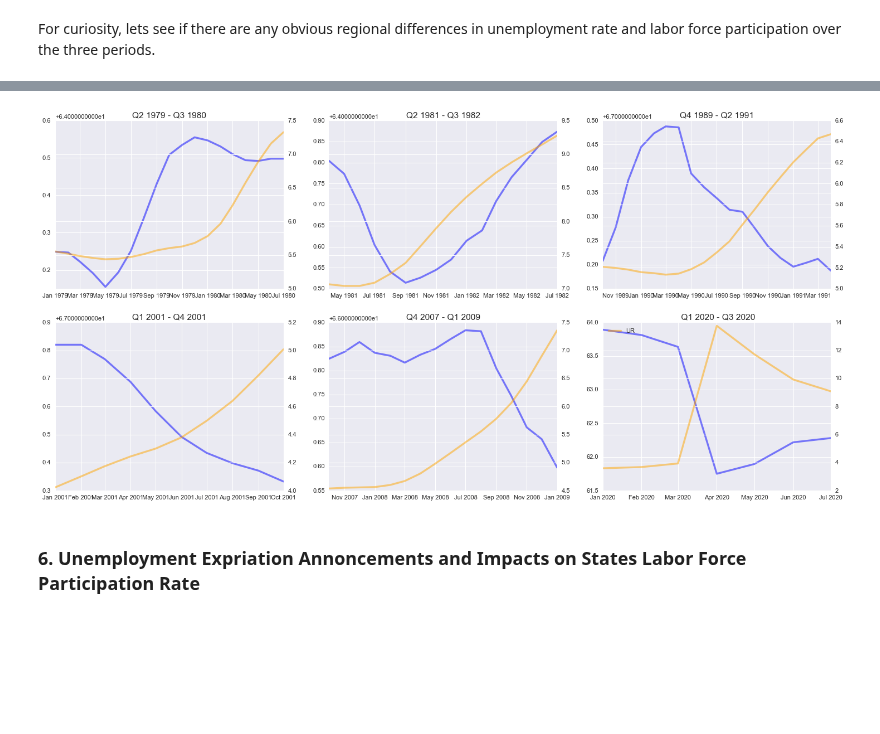
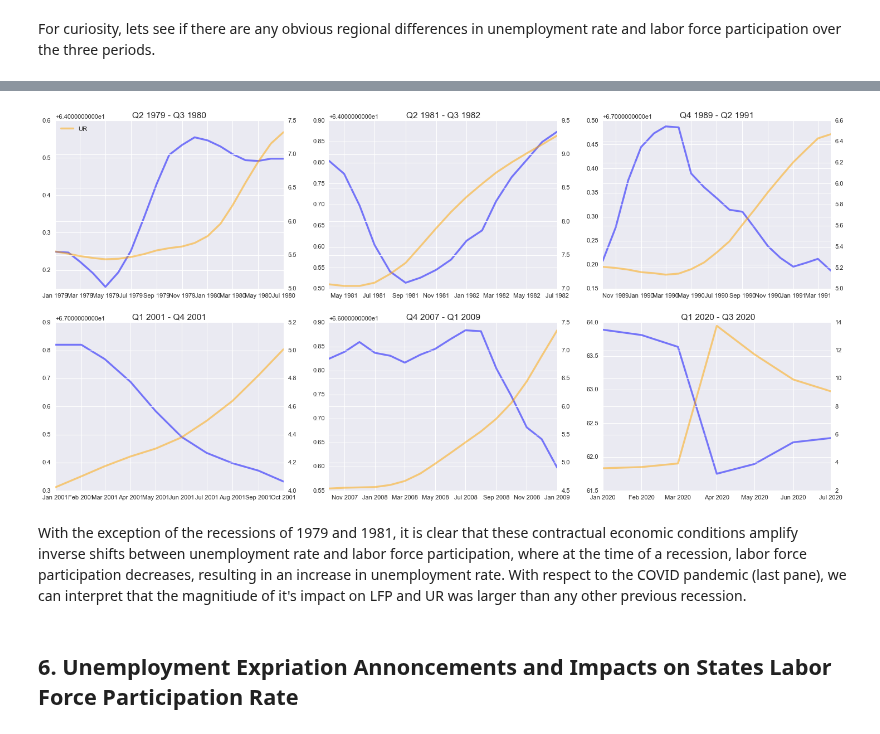
Before and after one commit to vgm236/ferrante_moreira_data_project, a Jupyter notebook: app/ferrante_moreira_project.ipynb, the cells around one changed output, grey strips where cells are left out. Cells and saved outputs as stored; diff of their text form; code cells hidden in the pictures; blank space fills up the shorter version.

```diff
--- a/app/ferrante_moreira_project.ipynb
+++ b/app/ferrante_moreira_project.ipynb
@@ -773,7 +776,7 @@ region_titles = ["West", "Mid-West", "South", "North"]
 count = [0, 1, 2, 3]
 
 for (i, j) in zip(count, region_titles):
-    ax[i].set_title(j)
+    ax[i].set_title(j, fontsize=14)
 
 for i in [0, 1, 2, 3]:
     ax[i].set_ylabel("Unemployment Rate")
@@ -845,6 +848,7 @@ fig, ax = plt.subplots(2, 3, figsize=(20,10))
 
 charts = [(0, 0), (0, 1), (0, 2), (1, 0), (1, 1), (1, 2)]
 
+# mean labor force participation for each recession
 lfp_rec = [
     recession_79["labor_force_participation"].mean(axis=1),
     recession_81["labor_force_participation"].mean(axis=1),
@@ -853,39 +857,42 @@ lfp_rec = [
     recession_07["labor_force_participation"].mean(axis=1),
     recession_covid["labor_force_participation"].mean(axis=1)]
 
+# mean unemployment rate for each recession
 ur_rec = [
     recession_79["unemployment_rate"].mean(axis=1),
     recession_81["unemployment_rate"].mean(axis=1),
     recession_89["unemployment_rate"].mean(axis=1),
     recession_01["unemployment_rate"].mean(axis=1),
     recession_07["unemployment_rate"].mean(axis=1),
     recession_covid["unemployment_rate"].mean(axis=1)]
 
 for (i, j) in zip(charts, lfp_rec):
     ax[i].plot(j, color = 'b', alpha=0.5, linewidth=3)
 
 for i in charts:
     ax[i] = ax[i].twinx()
 
 for (i, k) in zip(charts, ur_rec):
     ax[i].plot(k, color = 'orange', alpha=0.5, linewidth=3)
 
 rec_titles = ["Q2 1979 - Q3 1980", "Q2 1981 - Q3 1982", "Q4 1989 - Q2 1991",
             "Q1 2001 - Q4 2001", "Q4 2007 - Q1 2009", " Q1 2020 - Q3 2020"]
 
 for (i, j) in zip(charts, rec_titles):
     ax[i].set_title(j, fontsize=14)
 
 # fix  xlabels
 degrees = 70
 for i in charts:
     ax[i].tick_params(axis='x', rotation=degrees)
 
 # fig legend
-plt.legend(['UR', 'LFP'], loc='upper left')
+ax[0, 0].legend(["UR", "LFP"], loc='upper left')
 
 plt.style.use("seaborn")
 # %% [output]
-[figure, old version]
+[figure, new version]
+# %% [markdown]
+With the exception of the recessions of 1979 and 1981, it is clear that these contractual economic conditions amplify inverse shifts between unemployment rate and labor force participation, where at the time of a recession, labor force participation decreases, resulting in an increase in unemployment rate. With respect to the COVID pandemic (last pane), we can interpret that the magnitiude of it's impact on LFP and UR was larger than any other previous recession.
 # %% [markdown]
-### 6. Unemployment Expriation Annoncements and Impacts on States Labor Force Participation Rate
+## 6. Unemployment Expriation Annoncements and Impacts on States Labor Force Participation Rate
```
Also changed, not shown: parts of 28 cells of this notebook.
